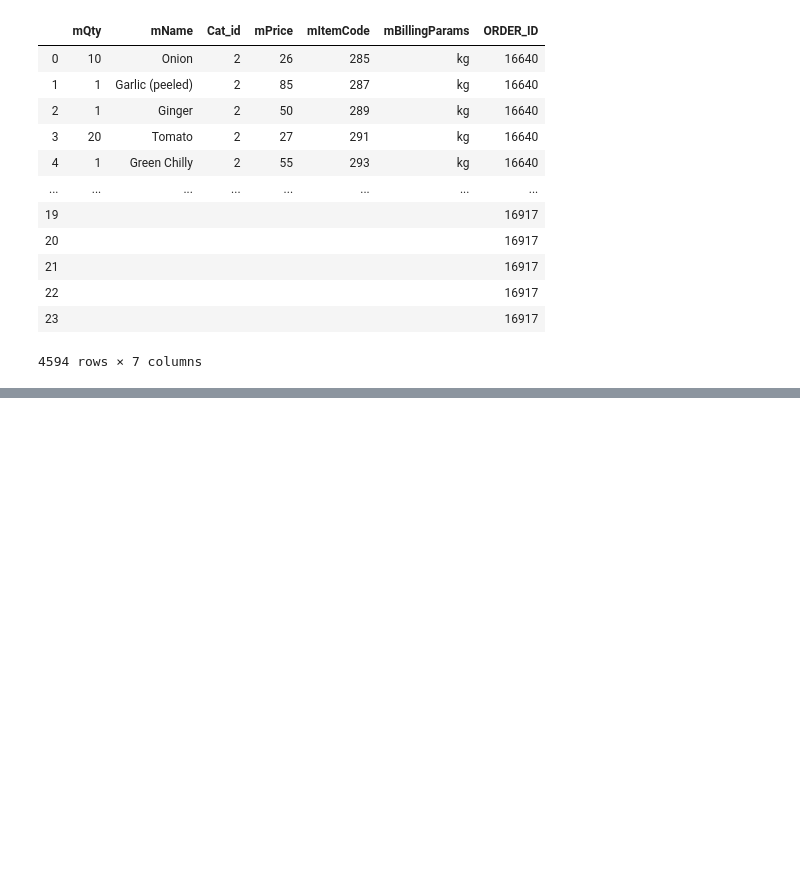
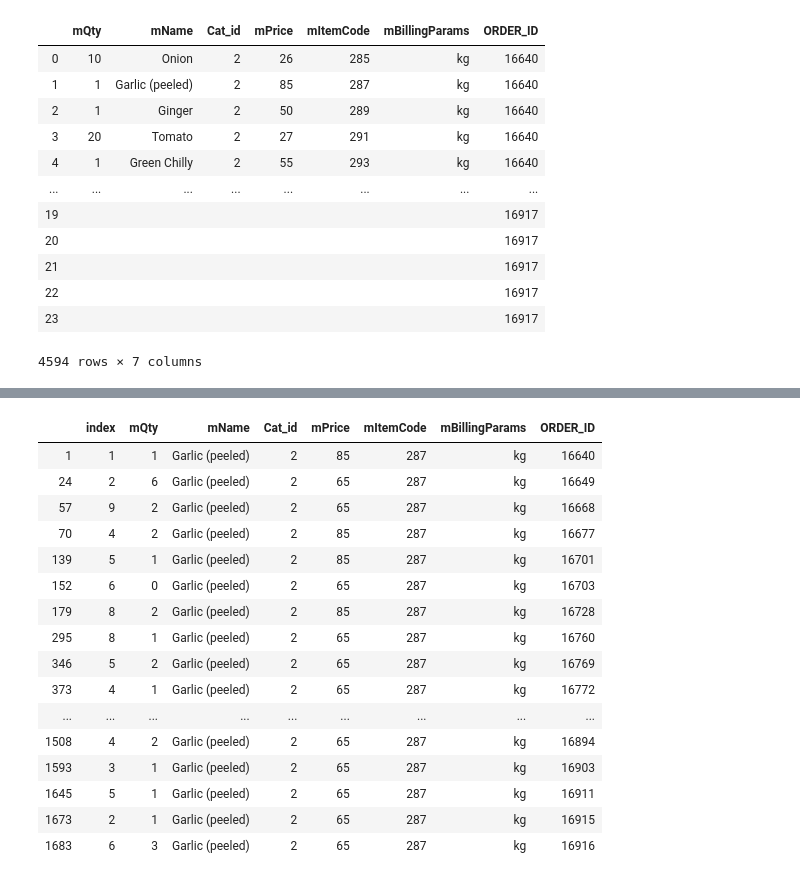
Before and after one commit to somya-create/Restaurants_Orders, a Jupyter notebook: New_delivered.ipynb, the cells around one changed output, grey strips where cells are left out. Saved outputs shown, nothing was run; the diff lists cells and outputs as text; code cells hidden in the pictures; blank space fills up the shorter version.

```diff
--- a/New_delivered.ipynb
+++ b/New_delivered.ipynb
@@ -279,0 +133,2 @@ table
+# %%
+order_delivered.dropna(how='any',inplace=True) #Now we drop NaN rows
@@ -279,0 +257,20 @@ table
+# %%
+DF_list[1]
+# %% [output]
+|  | index | mQty | mName | Cat_id | mPrice | mItemCode | mBillingParams | ORDER_ID |
+| 1 | 1 | 1 | Garlic (peeled) | 2 | 85 | 287 | kg | 16640 |
+| 24 | 2 | 6 | Garlic (peeled) | 2 | 65 | 287 | kg | 16649 |
+| 57 | 9 | 2 | Garlic (peeled) | 2 | 65 | 287 | kg | 16668 |
+| 70 | 4 | 2 | Garlic (peeled) | 2 | 85 | 287 | kg | 16677 |
+| 139 | 5 | 1 | Garlic (peeled) | 2 | 85 | 287 | kg | 16701 |
+| 152 | 6 | 0 | Garlic (peeled) | 2 | 65 | 287 | kg | 16703 |
+| 179 | 8 | 2 | Garlic (peeled) | 2 | 85 | 287 | kg | 16728 |
+| 295 | 8 | 1 | Garlic (peeled) | 2 | 65 | 287 | kg | 16760 |
+| 346 | 5 | 2 | Garlic (peeled) | 2 | 65 | 287 | kg | 16769 |
+| 373 | 4 | 1 | Garlic (peeled) | 2 | 65 | 287 | kg | 16772 |
+| ... | ... | ... | ... | ... | ... | ... | ... | ... |
+| 1508 | 4 | 2 | Garlic (peeled) | 2 | 65 | 287 | kg | 16894 |
+| 1593 | 3 | 1 | Garlic (peeled) | 2 | 65 | 287 | kg | 16903 |
+| 1645 | 5 | 1 | Garlic (peeled) | 2 | 65 | 287 | kg | 16911 |
+| 1673 | 2 | 1 | Garlic (peeled) | 2 | 65 | 287 | kg | 16915 |
+| 1683 | 6 | 3 | Garlic (peeled) | 2 | 65 | 287 | kg | 16916 |
```
Also changed, not shown: parts of 46 cells of this notebook.
